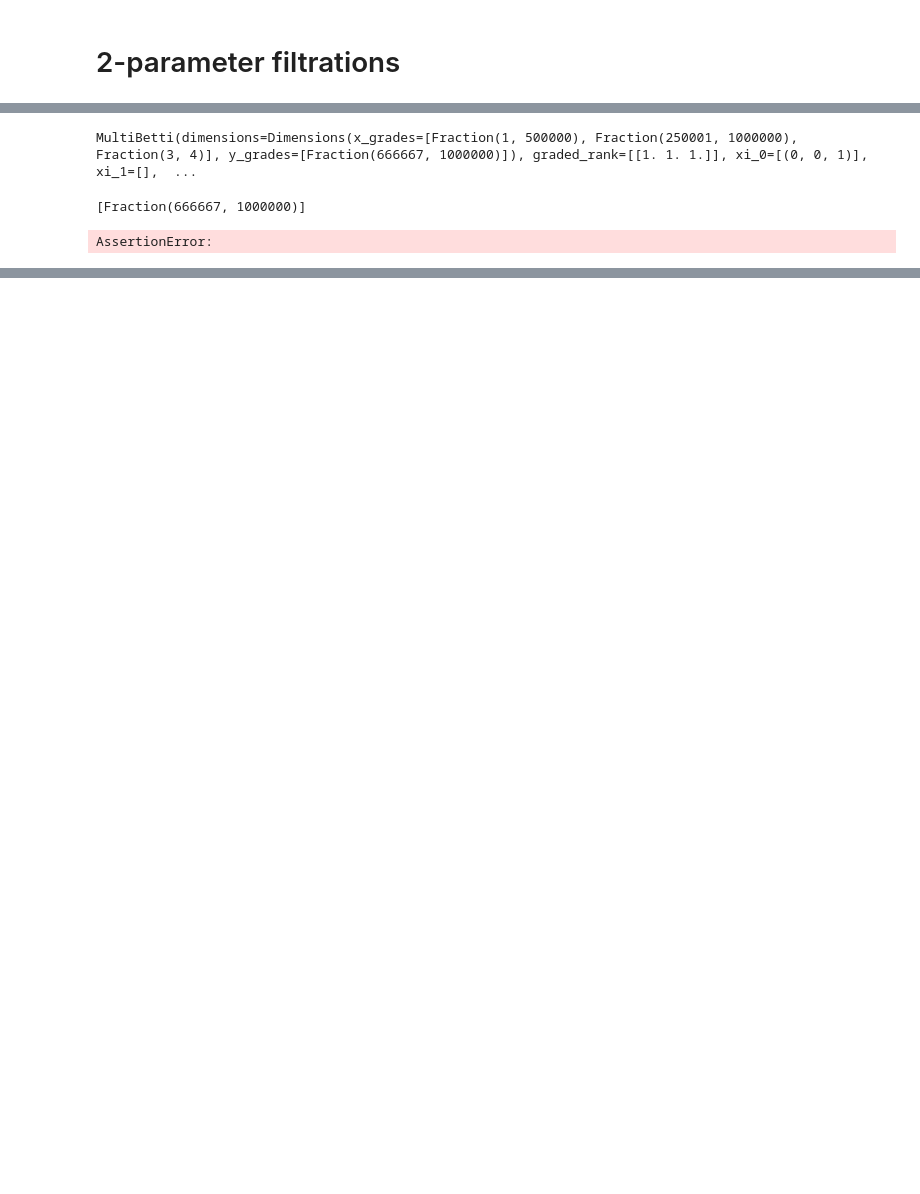
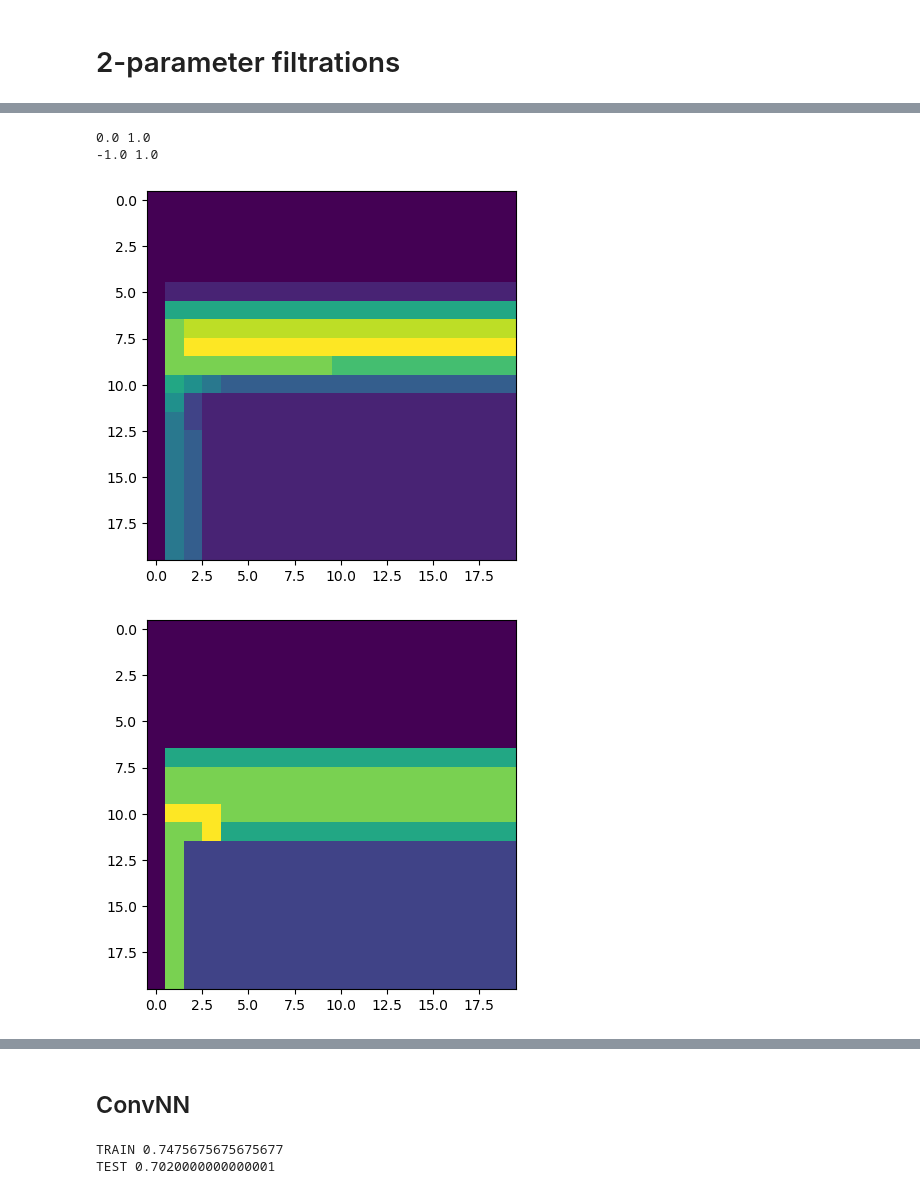
Before and after one commit to dgurnari/graphtda, a Jupyter notebook: examples/example_classification_pipeline.ipynb, the cells around one changed output, grey strips where cells are left out. Drawn from its saved outputs; the diff is of its cells as text; code cells hidden in the pictures; blank space fills up the shorter version.

```diff
--- a/examples/example_classification_pipeline.ipynb
+++ b/examples/example_classification_pipeline.ipynb
@@ -157,13 +199,26 @@ NodeDataView({0: {'labels': [1], 'attributes': [5.0], 'appearance': [(0.25000121
-# %%
-FG.compute_bipersistence(dim=0, x=100,y=100)
-# %% [output]
-MultiBetti(dimensions=Dimensions(x_grades=[Fraction(1, 500000), Fraction(250001, 1000000), Fraction(3, 4)], y_grades=[Fraction(666667, 1000000)]), graded_rank=[[1. 1. 1.]], xi_0=[(0, 0, 1)], xi_1=[],  ...
-# %%
-FG.compute_bipersistence(dim=0, x=100,y=100).dimensions.y_grades
-# I think rivets wants this to have lenght at least 2
-# %% [output]
-[Fraction(666667, 1000000)]
-# %%
-FG.hilbert_function()
-# %% [output]
-AssertionError:
+# %%
+x_min, x_max = (min([float(min(betti.dimensions.x_grades)) for betti in hilbert_0]),
+                max([float(max(betti.dimensions.x_grades)) for betti in hilbert_0])
+)
+
+y_min, y_max = (min([float(min(betti.dimensions.y_grades)) for betti in hilbert_0]),
+                max([float(max(betti.dimensions.y_grades)) for betti in hilbert_0])
+)
+
+print(x_min, x_max)
+print(y_min, y_max)
+# %% [output]
+0.0 1.0
+-1.0 1.0
+# %%
+x_grid = np.linspace(x_min, x_max, num=20)
+y_grid = np.linspace(y_min, y_max, num=20)
+
+grid_hilbert_0 = np.array([discretize_graded_rank(betti, x_grid, y_grid) for betti in tqdm(hilbert_0)])
+# %%
+for img in grid_hilbert_0[:5]:
+    plt.imshow(img)
+    plt.show()
+# %% [output]
+[figure, added]
+[figure, added]
@@ -169,0 +228,2 @@ AssertionError:
+# %% [markdown]
+## ConvNN
@@ -169,0 +371,6 @@ AssertionError:
+# %%
+print('TRAIN {}'.format(np.mean(train_accuracy_CNN)))
+print('TEST {}'.format(np.mean(test_accuracy_CNN)))
+# %% [output]
+TRAIN 0.7475675675675677
+TEST 0.7020000000000001
```
Also changed, not shown: parts of 14 cells of this notebook, 2 other files.
